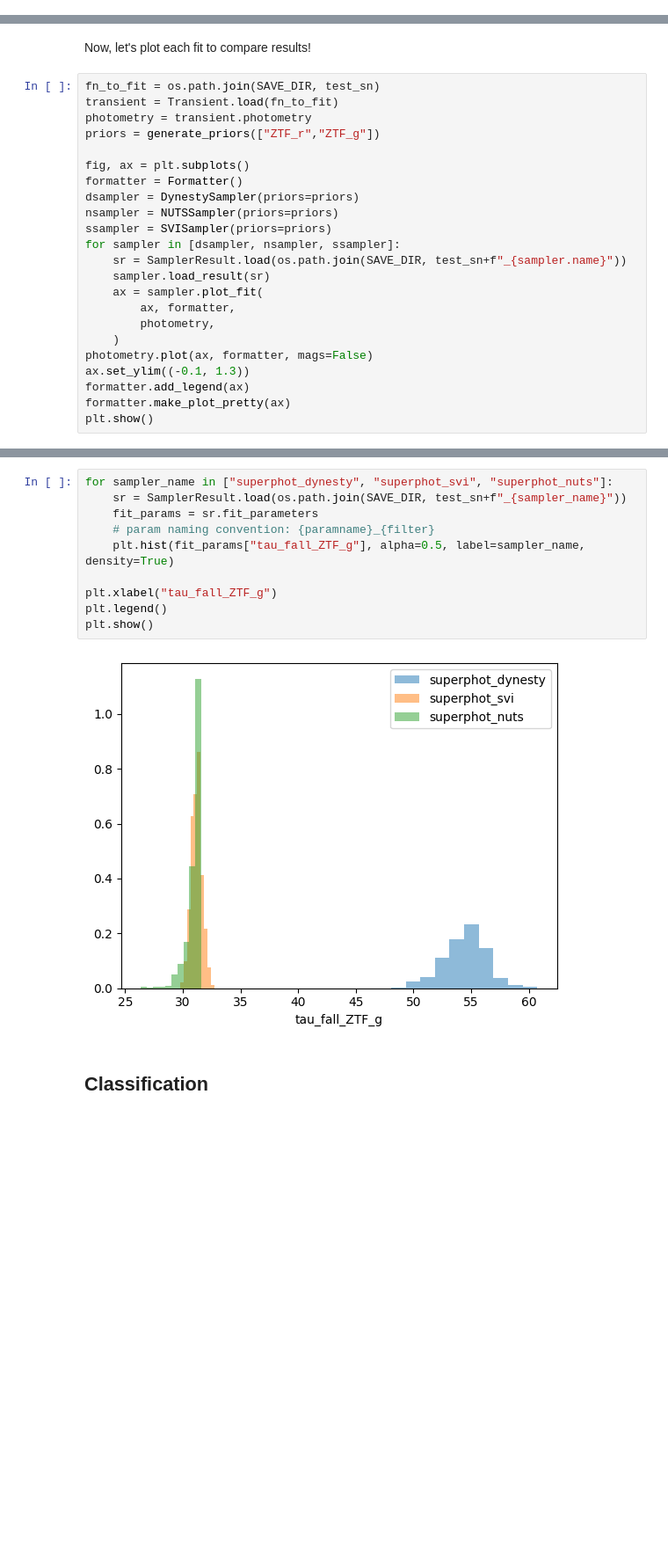
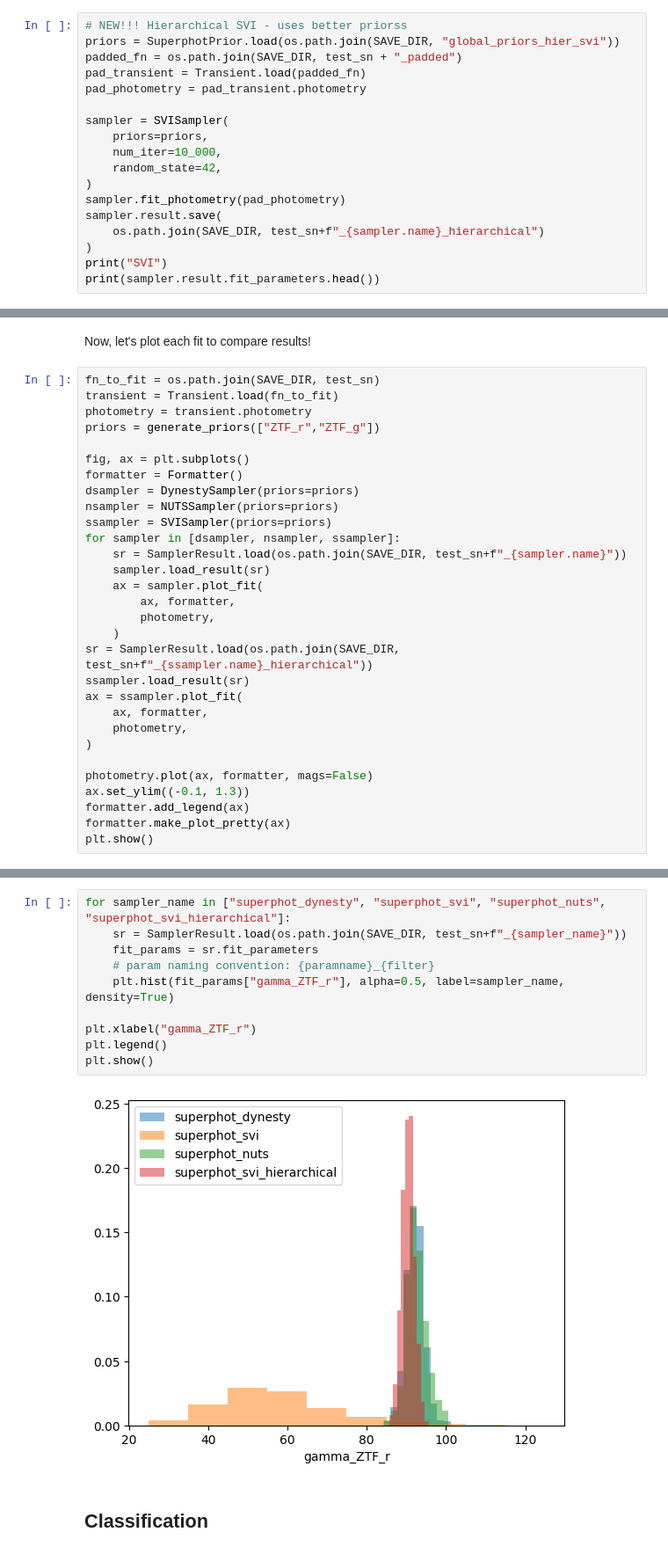
Before and after one commit to VTDA-Group/superphot-plus, a Jupyter notebook: docs/notebooks/tutorial.ipynb, the cells around one changed output, grey strips where cells are left out. Shown at 88% size. Cells and saved outputs as stored; diff of their text form; blank space fills up the shorter version.

```diff
--- a/docs/notebooks/tutorial.ipynb
+++ b/docs/notebooks/tutorial.ipynb
@@ -246,0 +258,18 @@ Wall time: 3.81 s
+# %%
+# NEW!!! Hierarchical SVI - uses better priorss
+priors = SuperphotPrior.load(os.path.join(SAVE_DIR, "global_priors_hier_svi"))
+padded_fn = os.path.join(SAVE_DIR, test_sn + "_padded")
+pad_transient = Transient.load(padded_fn)
+pad_photometry = pad_transient.photometry
+
+sampler = SVISampler(
+    priors=priors,
+    num_iter=10_000,
+    random_state=42,
+)
+sampler.fit_photometry(pad_photometry)
+sampler.result.save(
+    os.path.join(SAVE_DIR, test_sn+f"_{sampler.name}_hierarchical")
+)
+print("SVI")
+print(sampler.result.fit_parameters.head())
@@ -264,6 +314,13 @@ for sampler in [dsampler, nsampler, ssampler]:
         ax, formatter,
         photometry,
     )
+sr = SamplerResult.load(os.path.join(SAVE_DIR, test_sn+f"_{ssampler.name}_hierarchical"))
+ssampler.load_result(sr)
+ax = ssampler.plot_fit(
+    ax, formatter,
+    photometry,
+)
+
 photometry.plot(ax, formatter, mags=False)
 ax.set_ylim((-0.1, 1.3))
 formatter.add_legend(ax)
@@ -276,15 +342,15 @@ All three fits look decent, though dynesty seems to capture the g-band secondary
 # %%
-for sampler_name in ["superphot_dynesty", "superphot_svi", "superphot_nuts"]:
+for sampler_name in ["superphot_dynesty", "superphot_svi", "superphot_nuts", "superphot_svi_hierarchical"]:
     sr = SamplerResult.load(os.path.join(SAVE_DIR, test_sn+f"_{sampler_name}"))
     fit_params = sr.fit_parameters
     # param naming convention: {paramname}_{filter}
-    plt.hist(fit_params["tau_fall_ZTF_g"], alpha=0.5, label=sampler_name, density=True)
+    plt.hist(fit_params["gamma_ZTF_r"], alpha=0.5, label=sampler_name, density=True)
 
-plt.xlabel("tau_fall_ZTF_g")
+plt.xlabel("gamma_ZTF_r")
 plt.legend()
 plt.show()
 # %% [output]
-[figure, old version]
+[figure, new version]
 # %% [markdown]
 ## Classification
 # %% [markdown]
```
Also changed, not shown: parts of 12 cells of this notebook, 32 other files.
